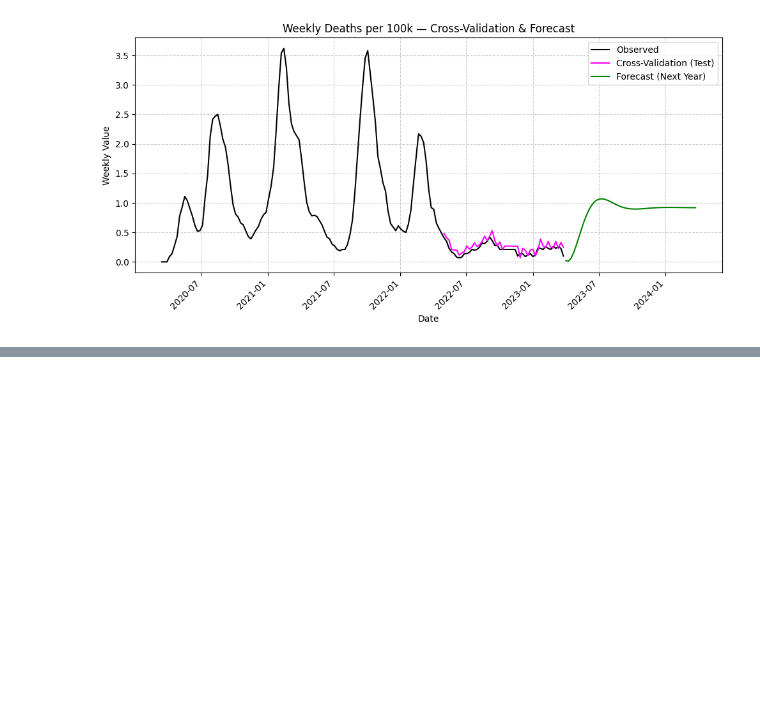
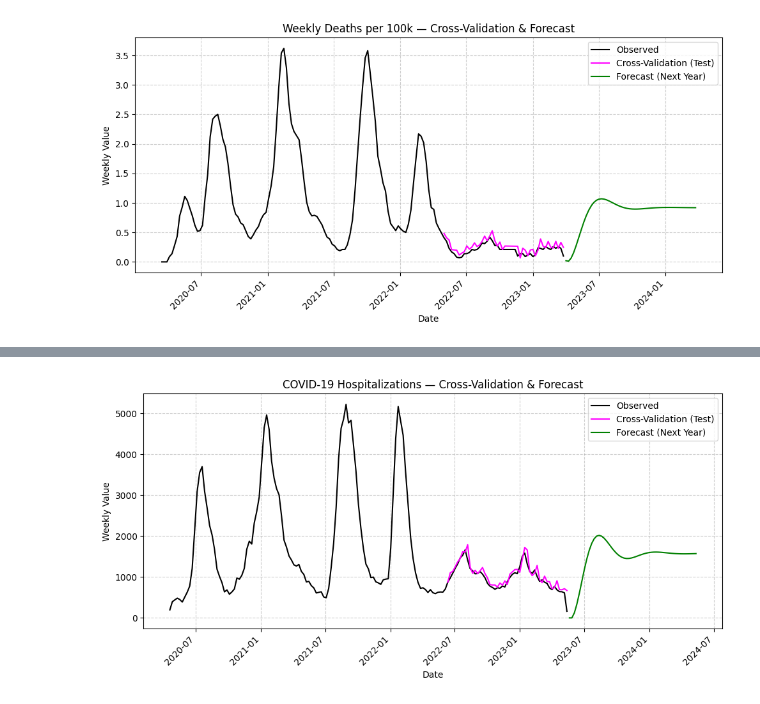
Before and after one commit to john-courtright/ANLY-5336-COVID-Project, a Jupyter notebook: Predictive.ipynb, the cells around one changed output, grey strips where cells are left out. Drawn from its saved outputs; the diff is of its cells as text; code cells hidden in the pictures; blank space fills up the shorter version.

Commit message:
Updated the predictive modeling, includes hospitalization data (all sheets)

```diff
--- a/Predictive.ipynb
+++ b/Predictive.ipynb
@@ -160,3 +160,14 @@ Cross-Validation RMSE: 3.11
 === WEEKLY DEATHS PER 100K ===
 Cross-Validation RMSE: 0.09
 [figure]
+# %%
+# Load workbook of hospital data
+from openpyxl import load_workbook
+
+path = 'Combined Hospital Data over Time by TSA Region.xlsx'
+
+wb = load_workbook(filename=path, read_only=True)
+
+# Get the list of sheet names
+sheet_names_list = wb.sheetnames
+sheet_names_list
@@ -162,0 +278,3 @@ Cross-Validation RMSE: 0.09
+# %%
+for name, data in travis_hospital_data.items():
+    print(name, "NaNs:", data.iloc[:,0].isna().sum(), "min:", data.iloc[:,0].min(), "max:", data.iloc[:,0].max())
@@ -162,0 +298,72 @@ Cross-Validation RMSE: 0.09
+# %%
+# Perform the same Time Series Cross-Validation and Forecasting on Hospitalization Data
+
+# --- Helper function to cross-validate and forecast ---
+def cross_validate_forecast(series, title, forecast_weeks=52, max_lag=13):
+    print(f"\n=== {title.upper()} ===")
+
+    # Split the data
+    train = series.iloc[:int(0.7 * len(series))]
+    test = series.iloc[int(0.7 * len(series)):]
+
+    train_list = train.tolist()
+    predictions = []
+
+    # --- Cross-validation (rolling forecast) ---
+    for i in range(len(test)):
+        sel = ar_select_order(train_list, maxlag=max_lag, old_names=False)
+        model_fit = sel.model.fit()
+        pred = model_fit.predict(start=len(train_list), end=len(train_list), dynamic=False)
+        predictions.append(pred[0])
+        train_list.append(test.iloc[i])
+
+    cross_val = pd.Series(predictions, index=test.index)
+
+    # --- RMSE ---
+    rmse_cv = np.sqrt(metrics.mean_squared_error(test, cross_val))
+    print(f"Cross-Validation RMSE: {rmse_cv:.2f}")
+
+    # --- One-year forecast (next 52 weeks) ---
+    future_train = series.tolist()
+    last_date = series.index[-1]
+    future_dates = pd.date_range(start=last_date + pd.Timedelta(weeks=1), periods=forecast_weeks, freq='W')
+
+    future_predictions = []
+    for i in range(forecast_weeks):
+        sel = ar_select_order(future_train, maxlag=max_lag, old_names=False)
+        model_fit = sel.model.fit()
+        pred = model_fit.predict(start=len(future_train), end=len(future_train), dynamic=False)
+        if pred[0] < 0: pred[0] = 0
+        future_predictions.append(pred[0])
+        future_train.append(pred[0])
+
+    future_pred_series = pd.Series(future_predictions, index=future_dates)
+
+    # --- Plot ---
+    plt.figure(figsize=(10,5))
+    plt.plot(series, label='Observed', color='black')
+    plt.plot(cross_val, color='magenta', label='Cross-Validation (Test)')
+    plt.plot(future_pred_series, color='green', label='Forecast (Next Year)')
+    plt.title(f'{title} — Cross-Validation & Forecast')
+    plt.xlabel('Date')
+    plt.ylabel('Weekly Value')
+    plt.legend()
+    plt.grid(True, linestyle='--', alpha=0.6)
+    plt.xticks(rotation=45, ha='right')
+    plt.tight_layout()
+    plt.show()
+
+    return cross_val, future_pred_series, rmse_cv
+
+# --- Run for all 6 series ---
+results = {}
+
+for name, data in travis_hospital_data.items():
+    cross_val, future_pred, rmse = cross_validate_forecast(data.iloc[:,0], name)
+    results[name] = {"cv": cross_val, "future": future_pred, "rmse": rmse}
+
+# Display results
+for name, res in results.items():
+    print(f"\nResults for {name}:")
+    print(f"RMSE: {res['rmse']:.2f}")
+# %% [output]
@@ -162,0 +372 @@ Cross-Validation RMSE: 0.09
+[figure, added]
```
Also changed, not shown: parts of 5 cells of this notebook.
